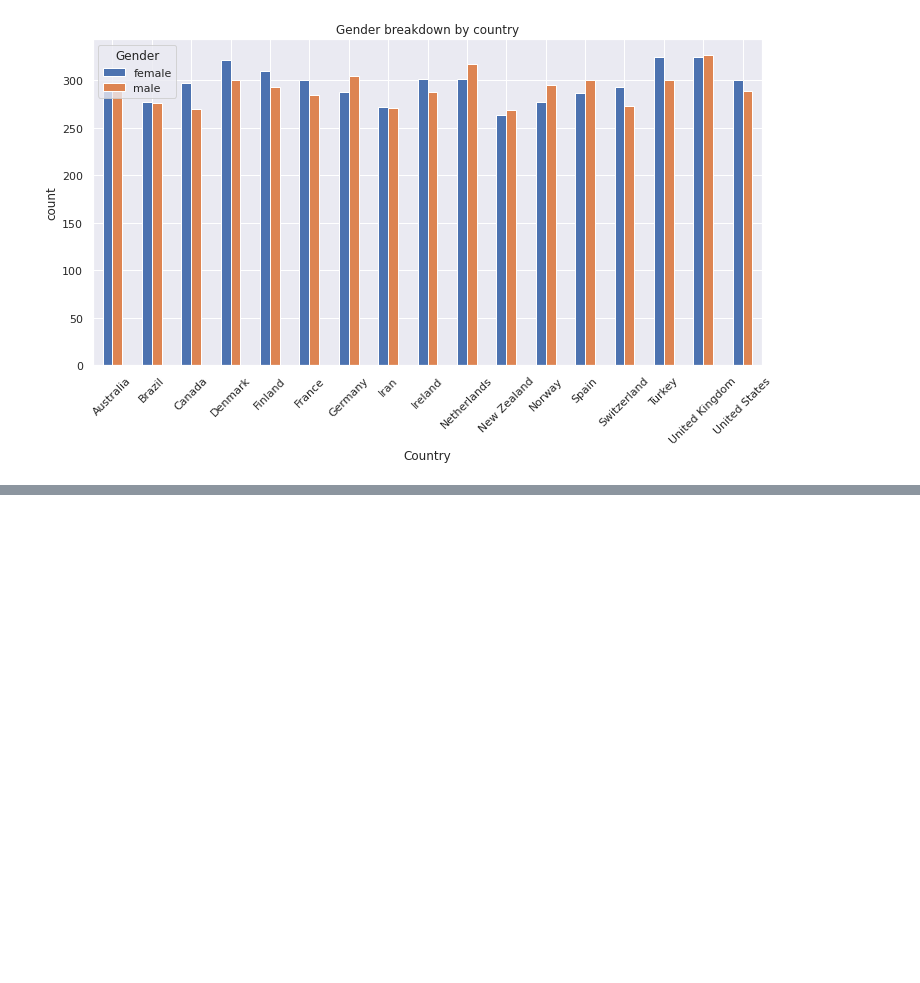
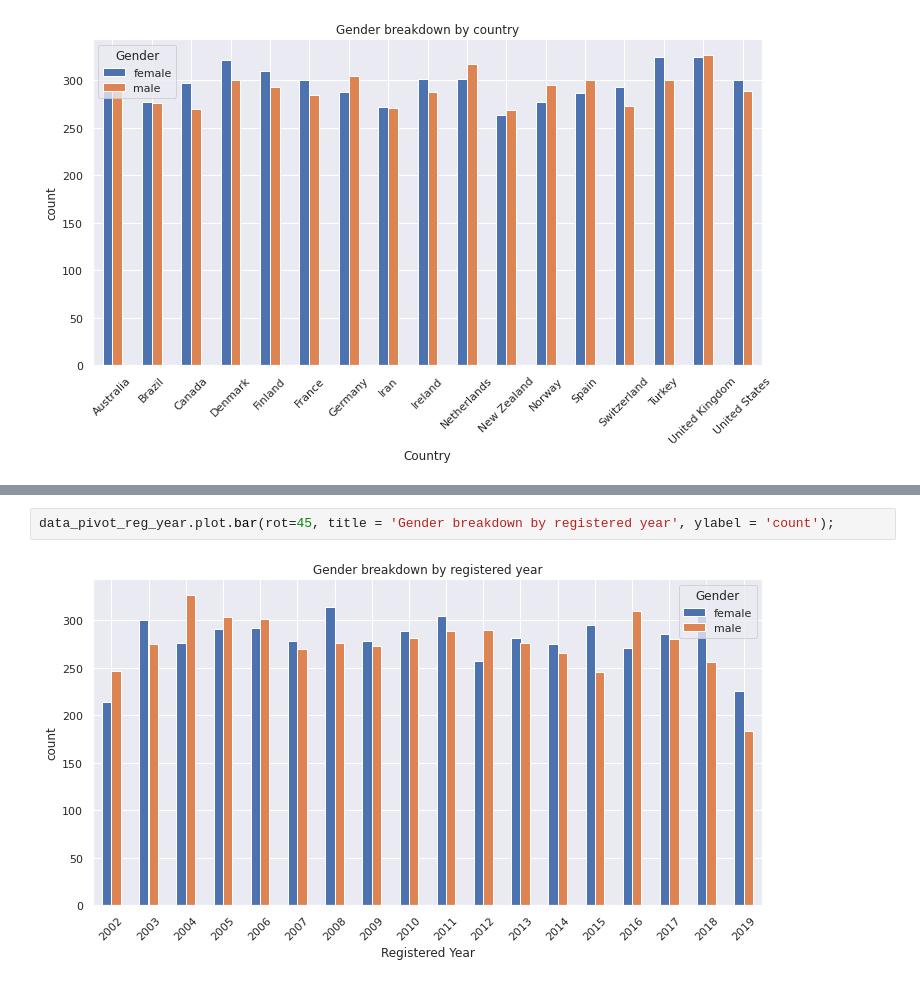
Before and after one commit to EdmonAbrahamyan/Data-Generation-and-EDA, a Jupyter notebook: Eda UserData.ipynb, the cells around one changed output, grey strips where cells are left out. Cells and saved outputs as stored; diff of their text form; blank space fills up the shorter version.

```diff
--- a/Eda UserData.ipynb
+++ b/Eda UserData.ipynb
@@ -37,0 +44,4 @@ data_pivot.plot.bar(rot=45, title = 'Gender breakdown by country', ylabel = 'cou
+# %%
+data_pivot_reg_year.plot.bar(rot=45, title = 'Gender breakdown by registered year', ylabel = 'count');
+# %% [output]
+[figure, added]
```
Also changed, not shown: parts of 5 cells of this notebook, 1 other file.
